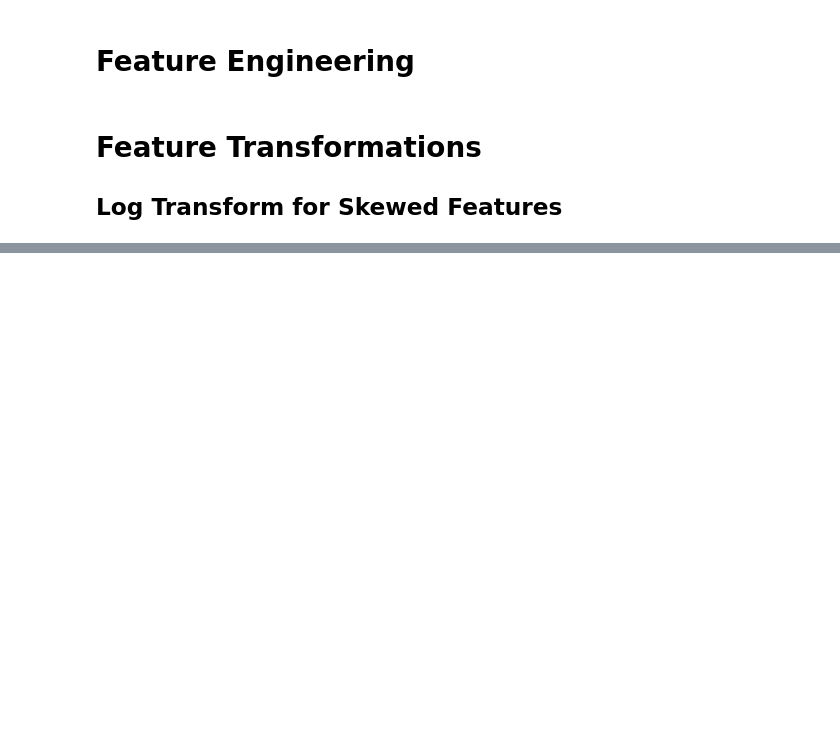
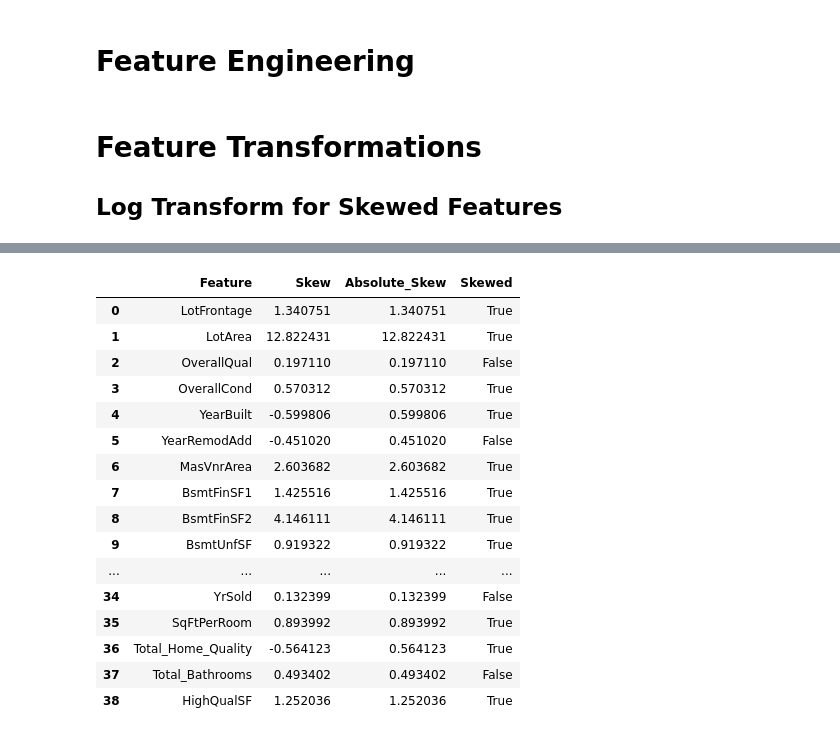
Before and after one commit to LinyiGuo96/Boston_House_Prices, a Jupyter notebook: Repeat_top_10.ipynb, the cells around one changed output, grey strips where cells are left out. Cells and saved outputs as stored; diff of their text form; code cells hidden in the pictures; blank space fills up the shorter version.

```diff
--- a/Repeat_top_10.ipynb
+++ b/Repeat_top_10.ipynb
@@ -293,0 +260,20 @@ skew_df = pd.DataFrame(data5.select_dtypes(np.number).columns, columns=['Feature
+# %%
+skew_df.query
+# %% [output]
+|  | Feature | Skew | Absolute_Skew | Skewed |
+| 0 | LotFrontage | 1.340751 | 1.340751 | True |
+| 1 | LotArea | 12.822431 | 12.822431 | True |
+| 2 | OverallQual | 0.197110 | 0.197110 | False |
+| 3 | OverallCond | 0.570312 | 0.570312 | True |
+| 4 | YearBuilt | -0.599806 | 0.599806 | True |
+| 5 | YearRemodAdd | -0.451020 | 0.451020 | False |
+| 6 | MasVnrArea | 2.603682 | 2.603682 | True |
+| 7 | BsmtFinSF1 | 1.425516 | 1.425516 | True |
+| 8 | BsmtFinSF2 | 4.146111 | 4.146111 | True |
+| 9 | BsmtUnfSF | 0.919322 | 0.919322 | True |
+| ... | ... | ... | ... | ... |
+| 34 | YrSold | 0.132399 | 0.132399 | False |
+| 35 | SqFtPerRoom | 0.893992 | 0.893992 | True |
+| 36 | Total_Home_Quality | -0.564123 | 0.564123 | True |
+| 37 | Total_Bathrooms | 0.493402 | 0.493402 | False |
+| 38 | HighQualSF | 1.252036 | 1.252036 | True |
```
Also changed, not shown: parts of 22 cells of this notebook.
